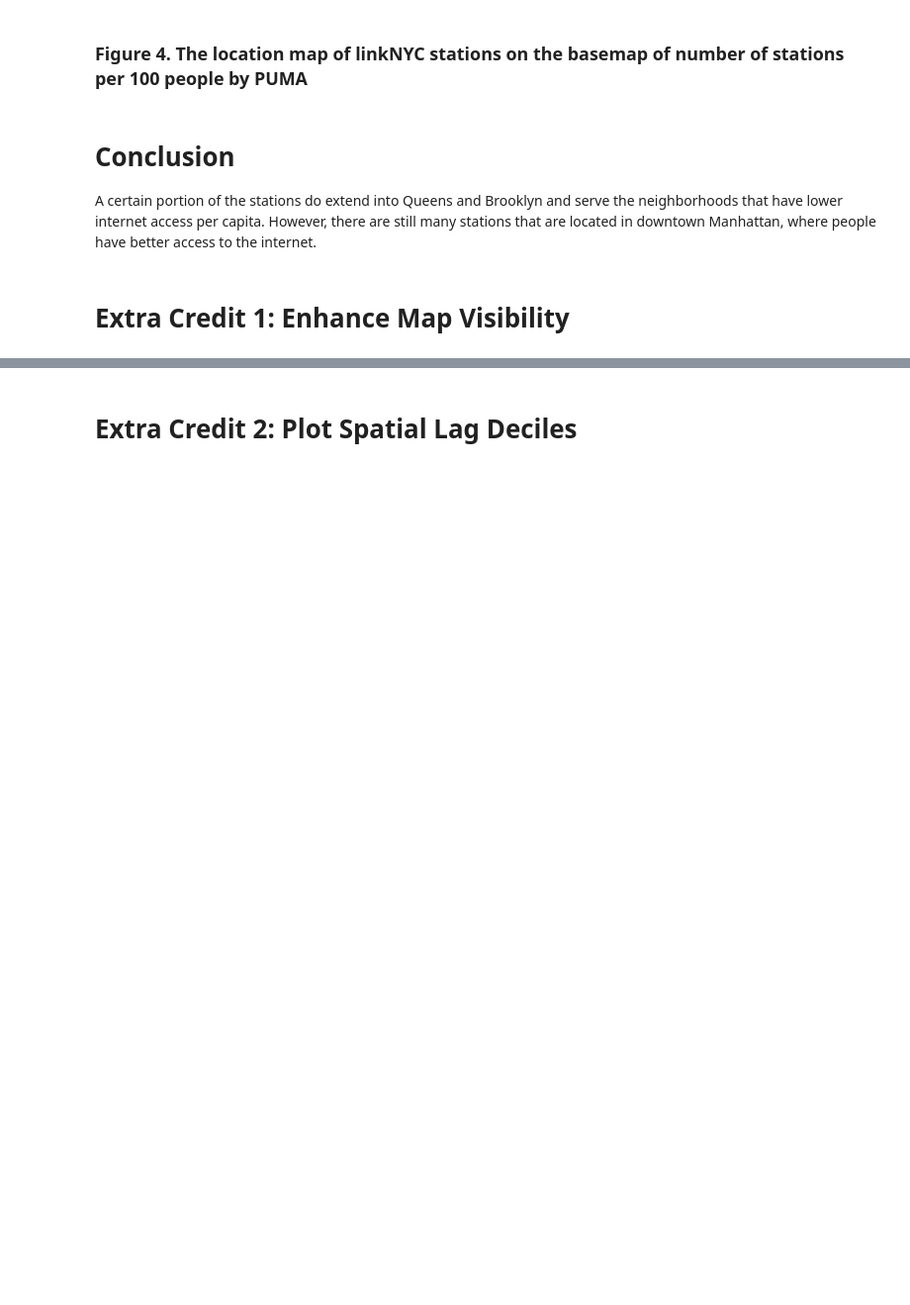
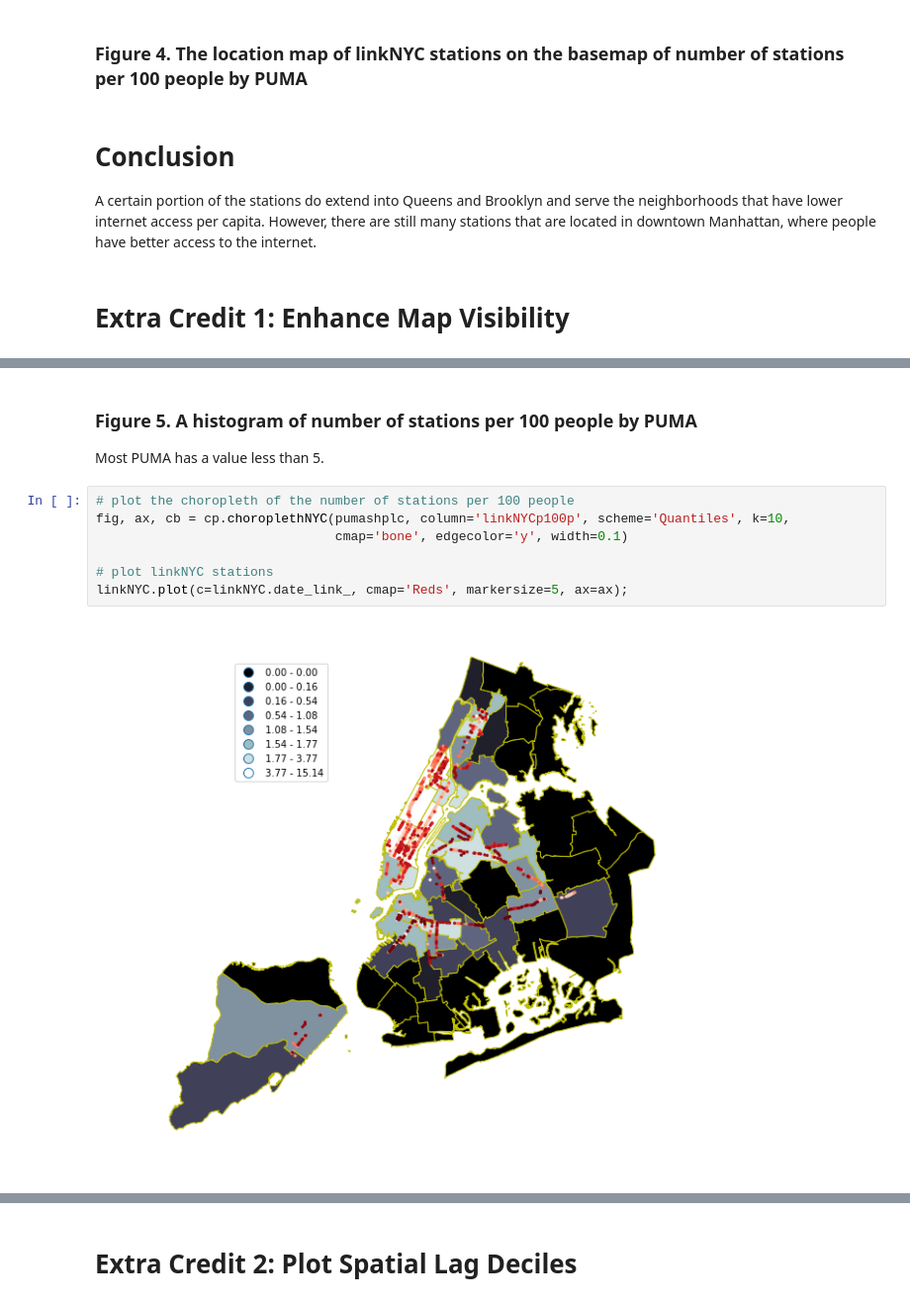
Before and after one commit to ywnch/PUI2017_ywc249, a Jupyter notebook: HW9_ywc249/HW9-2.ipynb, the cells around one changed output, grey strips where cells are left out. Shown: that part at 99% size. Cells and saved outputs as stored; diff of their text form; blank space fills up the shorter version.

```diff
--- a/HW9_ywc249/HW9-2.ipynb
+++ b/HW9_ywc249/HW9-2.ipynb
@@ -391,0 +395,12 @@ A certain portion of the stations do extend into Queens and Brooklyn and serve t
+# %% [markdown]
+### Figure 5. A histogram of number of stations per 100 people by PUMA
+Most PUMA has a value less than 5.
+# %%
+# plot the choropleth of the number of stations per 100 people
+fig, ax, cb = cp.choroplethNYC(pumashplc, column='linkNYCp100p', scheme='Quantiles', k=10,
+                               cmap='bone', edgecolor='y', width=0.1)
+
+# plot linkNYC stations
+linkNYC.plot(c=linkNYC.date_link_, cmap='Reds', markersize=5, ax=ax);
+# %% [output]
+[figure, added]
```
Also changed, not shown: parts of 8 cells of this notebook.
